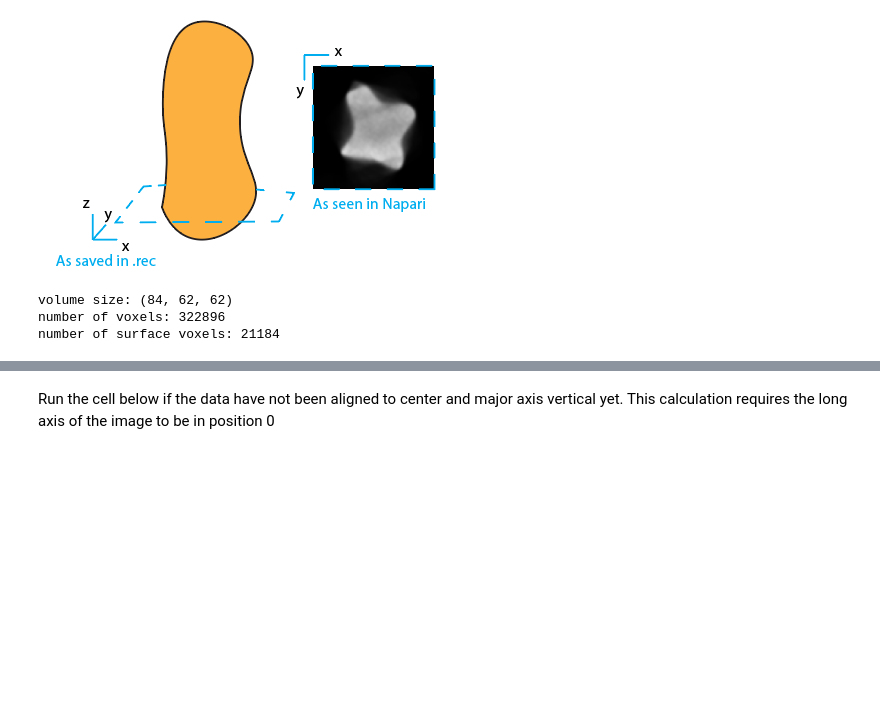
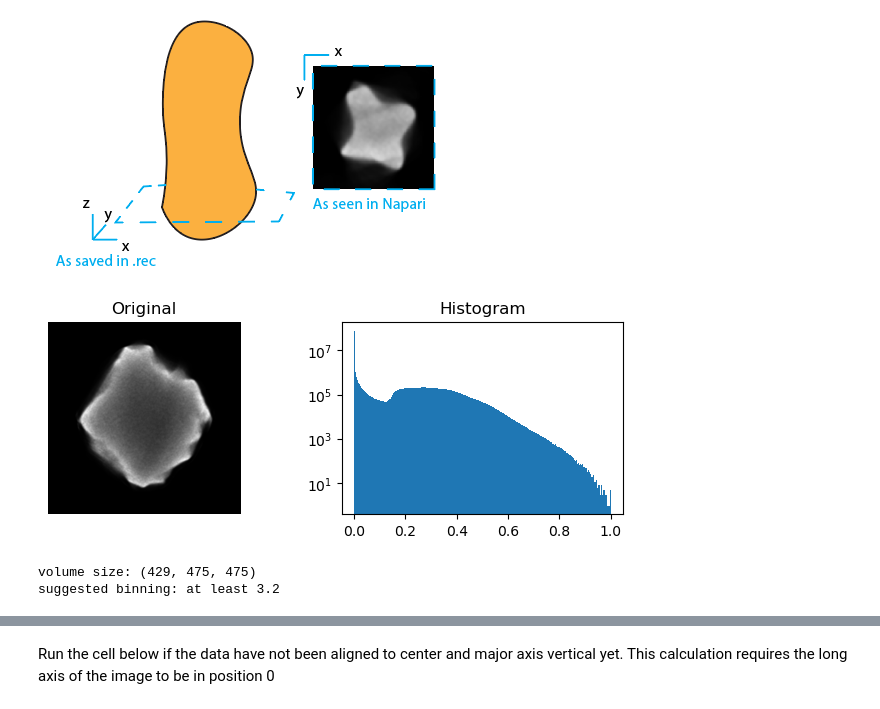
Before and after one commit to robgirod/asymmetry-measure, a Jupyter notebook: asymmetry_3D.ipynb, the cells around one changed output, grey strips where cells are left out. Saved outputs shown, nothing was run; the diff lists cells and outputs as text; code cells hidden in the pictures; blank space fills up the shorter version.

```diff
--- a/asymmetry_3D.ipynb
+++ b/asymmetry_3D.ipynb
@@ -27,13 +30,15 @@ automate BFGS bounds
 # %% [markdown]
 ![image.png](attachment:image.png)
 # %%
-filename = r"test\chiral_TwistedSC.tif" # Data must be binarized but not necessarily aligned
+filename = r"D:\Data\2024_10_LipoCYS_Helicoids\Grid3A1_CTAB1000nM\Grid3A1_CTAB1000_S4_Tomo_P2_em25_alignAndFilter.rec" # Data must be binarized but not necessarily aligned
 Q = read_data(filename) # Can read .tif(f), .mrc, .rec
+plot_histogram(Q)
 
 print(f'volume size: {Q.shape}')
-print(f'number of voxels: {Q.shape[0]*Q.shape[1]*Q.shape[2]}')
-print(f'number of surface voxels: {np.count_nonzero(get_edges(Q))}')
+#print(f'number of voxels: {Q.shape[0]*Q.shape[1]*Q.shape[2]}')
+#print(f'number of surface voxels: {np.count_nonzero(get_edges(Q))}')
+print(f'suggested binning: at least {max(Q.shape) / 150:.1f}')
 # %% [output]
+[figure, added]
-volume size: (84, 62, 62)
-number of voxels: 322896
-number of surface voxels: 21184
+volume size: (429, 475, 475)
+suggested binning: at least 3.2
```
Also changed, not shown: parts of 10 cells of this notebook, 3 other files.
